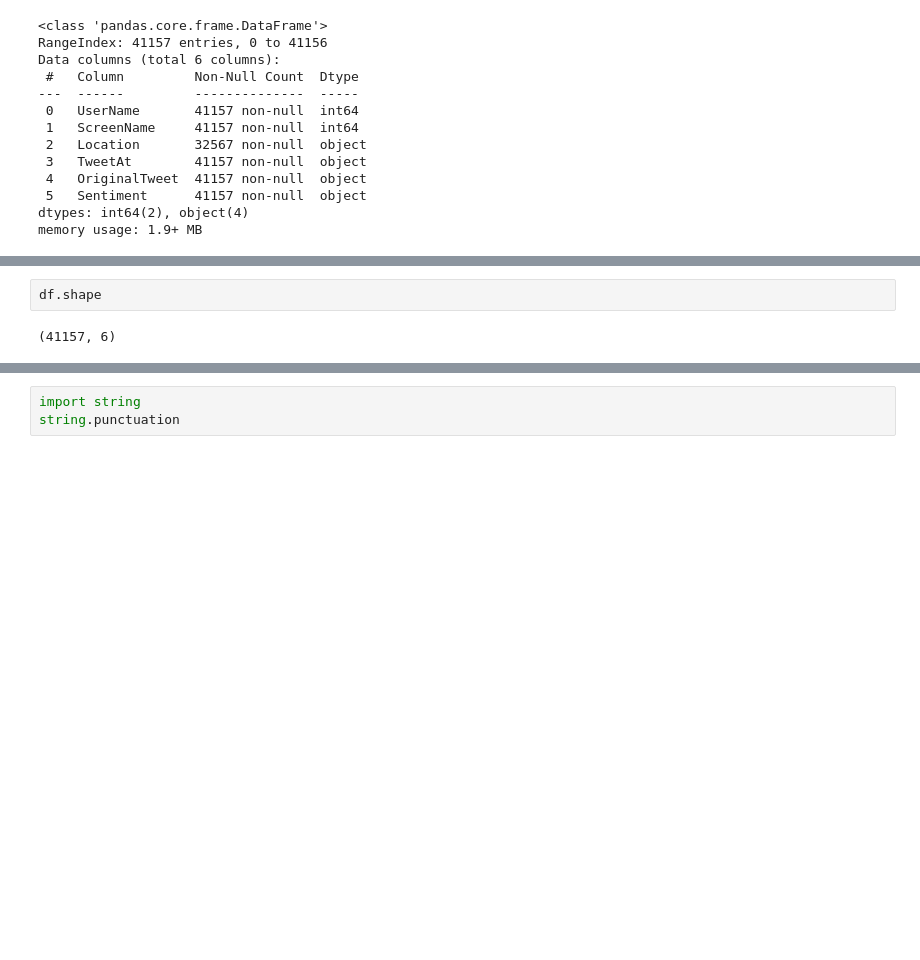
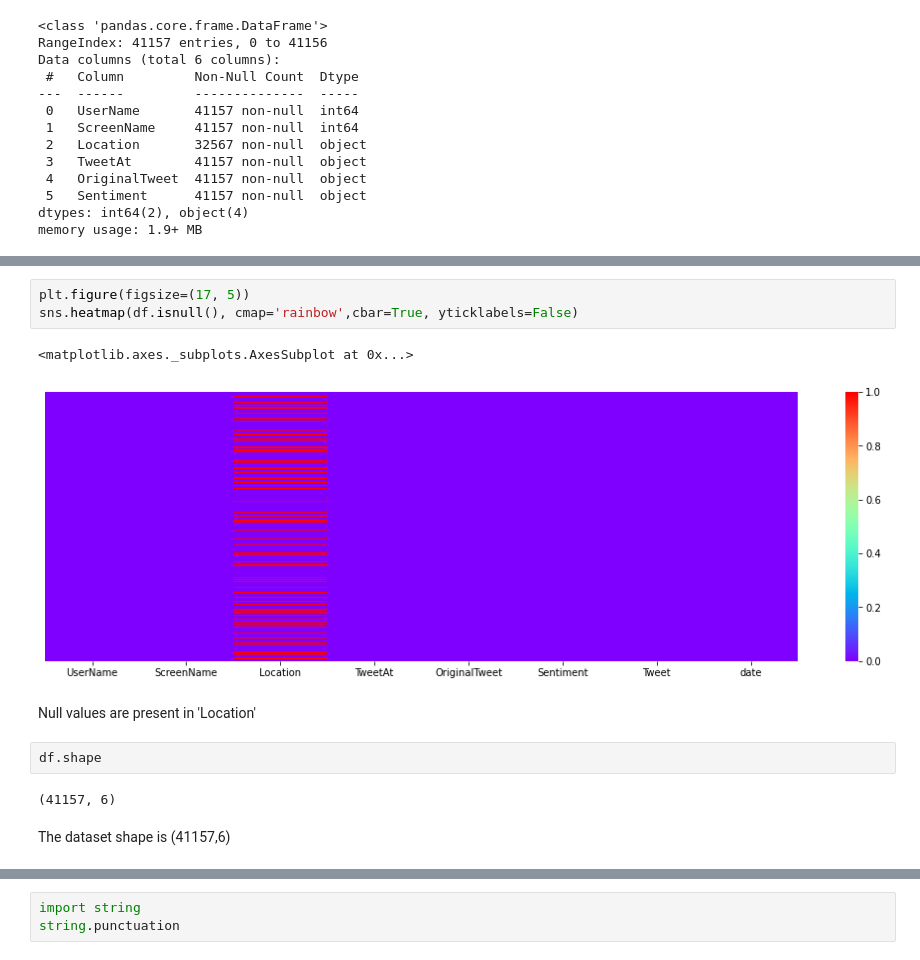
Before and after one commit to pankaj-beldar/Capstone_2_Appliance_Energy_Prediction, a Jupyter notebook: Capstone_03_Corona_Virus_Tweet_Sentiment_Analysis.ipynb, the cells around one changed output, grey strips where cells are left out. Saved outputs shown, nothing was run; the diff lists cells and outputs as text; blank space fills up the shorter version.

```diff
--- a/Capstone_03_Corona_Virus_Tweet_Sentiment_Analysis.ipynb
+++ b/Capstone_03_Corona_Virus_Tweet_Sentiment_Analysis.ipynb
@@ -82,4 +102,14 @@ dtype: int64
+# %%
+plt.figure(figsize=(17, 5))
+sns.heatmap(df.isnull(), cmap='rainbow',cbar=True, yticklabels=False)
+# %% [output]
+<matplotlib.axes._subplots.AxesSubplot at 0x...>
+[figure, added]
+# %% [markdown]
+Null values are present in 'Location'
 # %%
 df.shape
 # %% [output]
 (41157, 6)
+# %% [markdown]
+The dataset shape is (41157,6)
```
Also changed, not shown: parts of 82 cells of this notebook.
